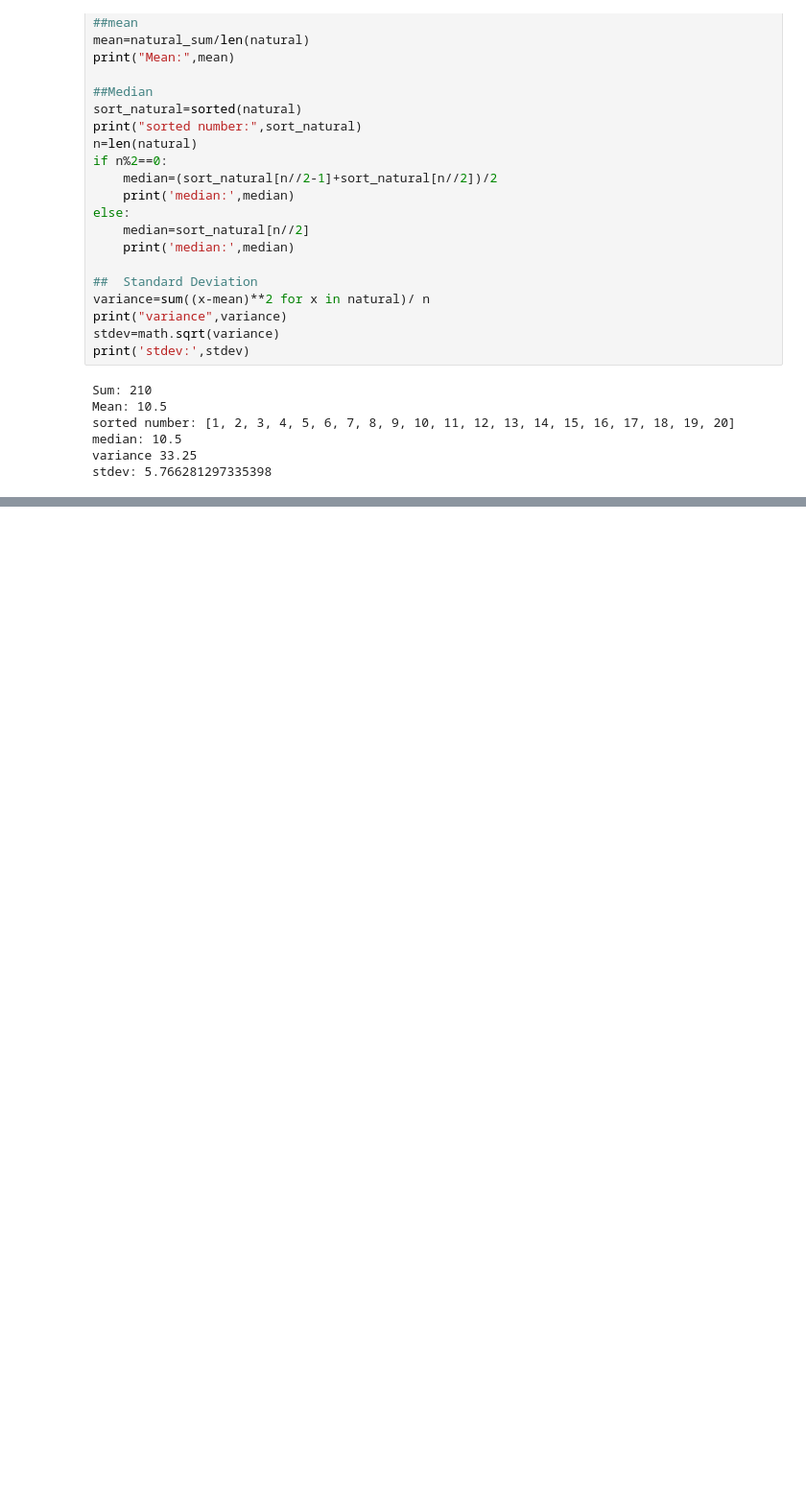
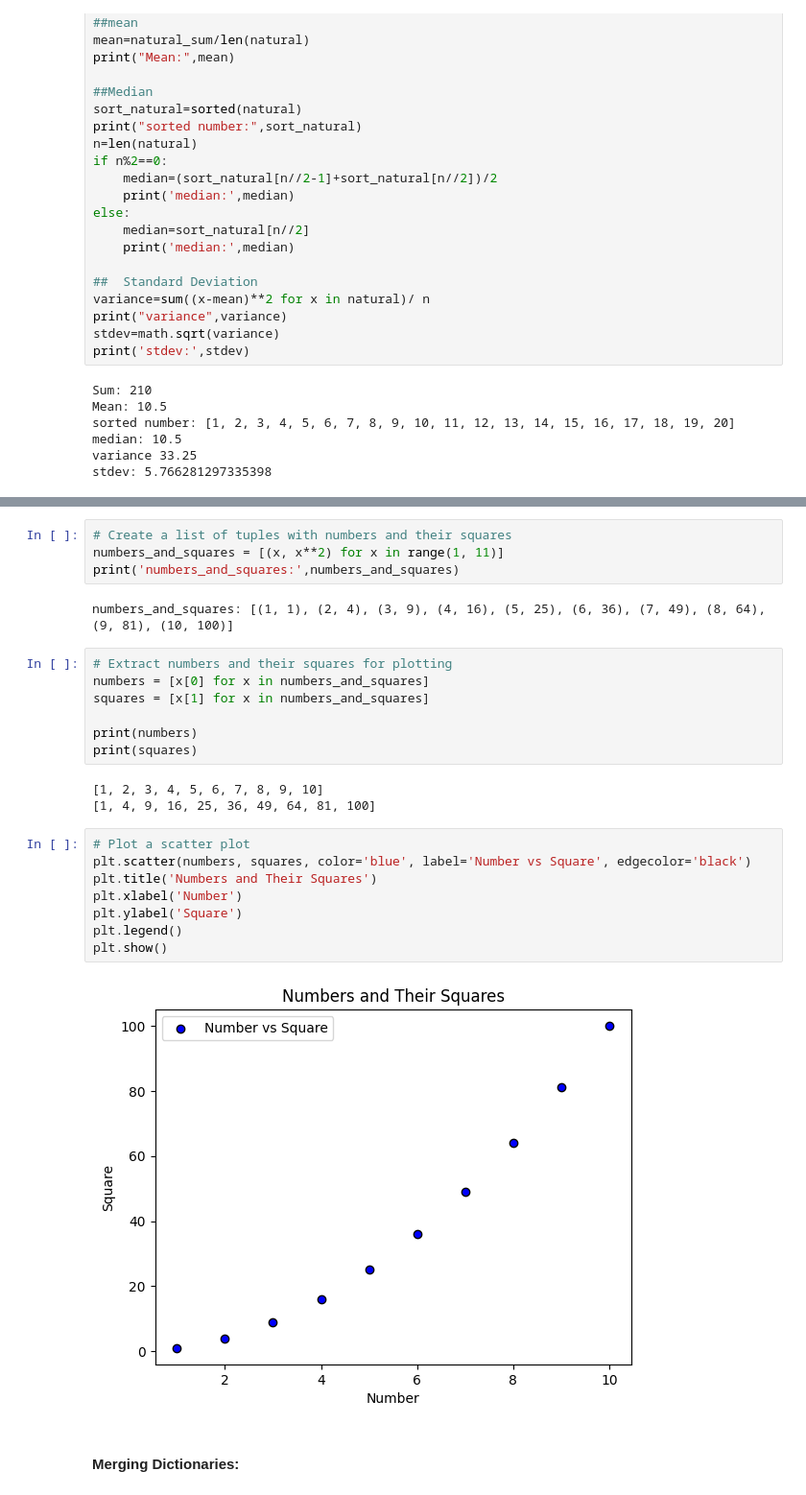
Before and after one commit to rishabh-mondal/Project-Euler-in-Python, a Jupyter notebook: python_basics.ipynb, the cells around one changed output, grey strips where cells are left out. Shown: that part at 96% size. Drawn from its saved outputs; the diff is of its cells as text; blank space fills up the shorter version.

```diff
--- a/python_basics.ipynb
+++ b/python_basics.ipynb
@@ -80,0 +292,28 @@ stdev: 5.766281297335398
+# %%
+# Create a list of tuples with numbers and their squares
+numbers_and_squares = [(x, x**2) for x in range(1, 11)]
+print('numbers_and_squares:',numbers_and_squares)
+# %% [output]
+numbers_and_squares: [(1, 1), (2, 4), (3, 9), (4, 16), (5, 25), (6, 36), (7, 49), (8, 64), (9, 81), (10, 100)]
+# %%
+# Extract numbers and their squares for plotting
+numbers = [x[0] for x in numbers_and_squares]
+squares = [x[1] for x in numbers_and_squares]
+
+print(numbers)
+print(squares)
+# %% [output]
+[1, 2, 3, 4, 5, 6, 7, 8, 9, 10]
+[1, 4, 9, 16, 25, 36, 49, 64, 81, 100]
+# %%
+# Plot a scatter plot
+plt.scatter(numbers, squares, color='blue', label='Number vs Square', edgecolor='black')
+plt.title('Numbers and Their Squares')
+plt.xlabel('Number')
+plt.ylabel('Square')
+plt.legend()
+plt.show()
+# %% [output]
+[figure, added]
+# %% [markdown]
+#### Merging Dictionaries:
```
Also changed, not shown: parts of 35 cells of this notebook.
